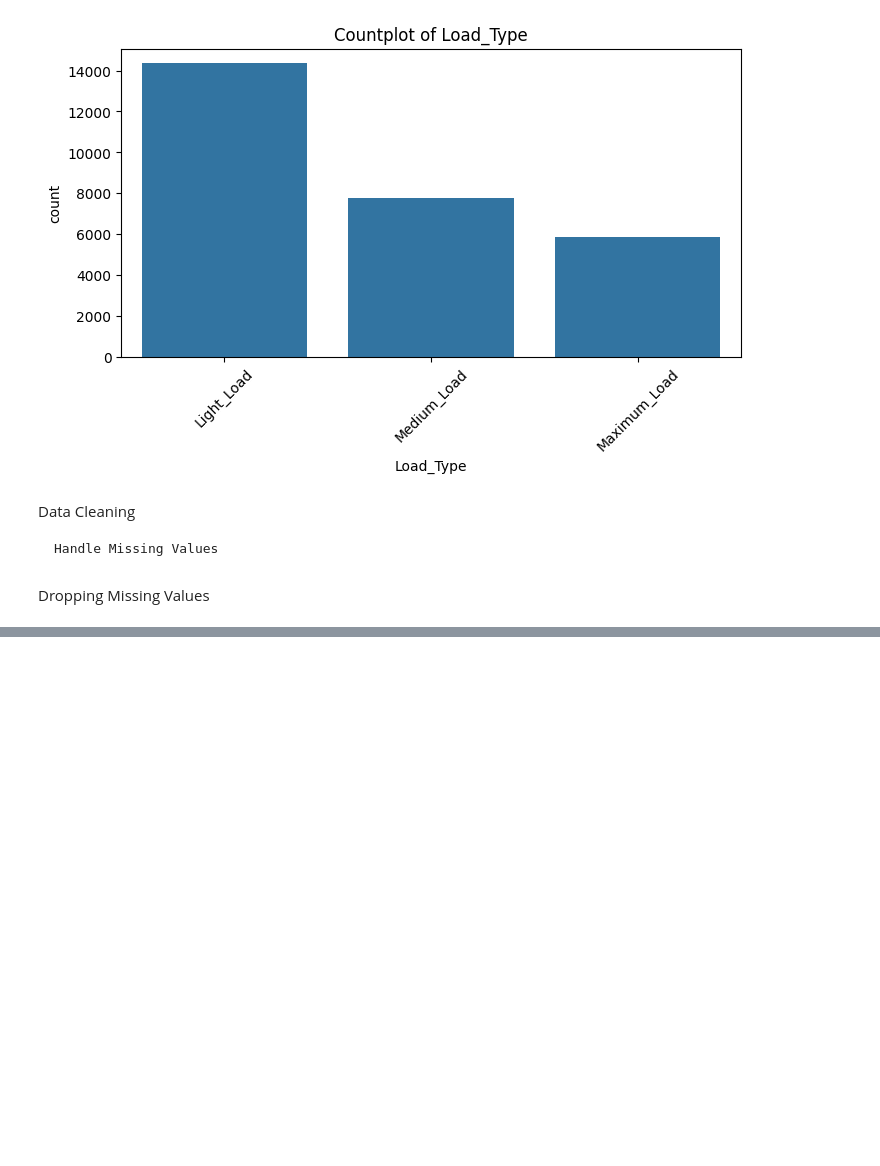
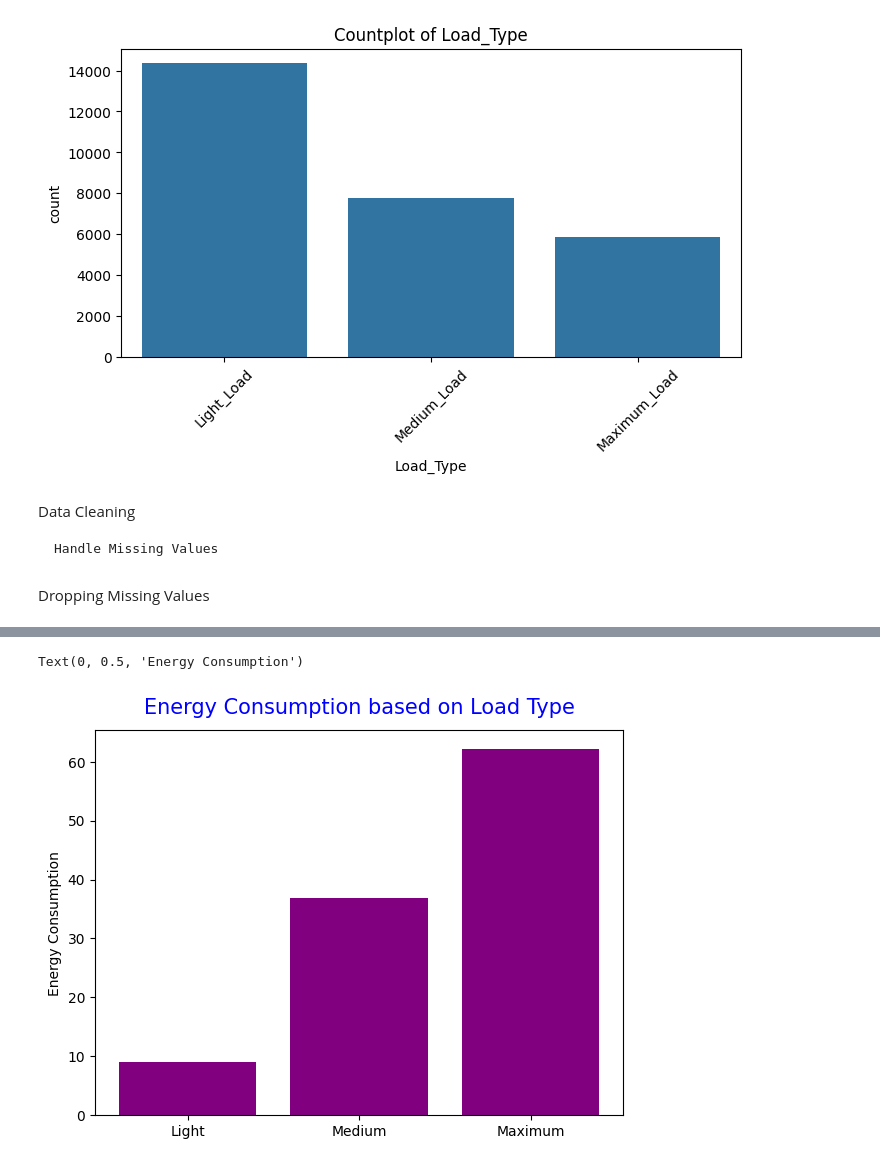
Before and after one commit to Aboodtt404/Energy-Consumption-ML, a Jupyter notebook: Energy_Consumption_Pred.ipynb, the cells around one changed output, grey strips where cells are left out. Cells and saved outputs as stored; diff of their text form; code cells hidden in the pictures; blank space fills up the shorter version.

```diff
--- a/Energy_Consumption_Pred.ipynb
+++ b/Energy_Consumption_Pred.ipynb
@@ -620,0 +246,11 @@ test_data.to_csv('submission.csv', index=False)
+# %%
+plt.rcParams['figure.figsize'] = (15,5)
+plt.subplot(1, 2, 1)
+usage_chart = data_drop.groupby(['Load_Type'])['Usage_kWh'].mean().sort_values(ascending = True)
+labels = ['Light', 'Medium', 'Maximum']
+plt.bar(labels, usage_chart.values, color = 'purple')
+plt.title('Energy Consumption based on Load Type', fontsize = 15, color = 'b', pad = 12)
+plt.ylabel('Energy Consumption')
+# %% [output]
+Text(0, 0.5, 'Energy Consumption')
+[figure, added]
```
Also changed, not shown: parts of 82 cells of this notebook, 1 other file.
